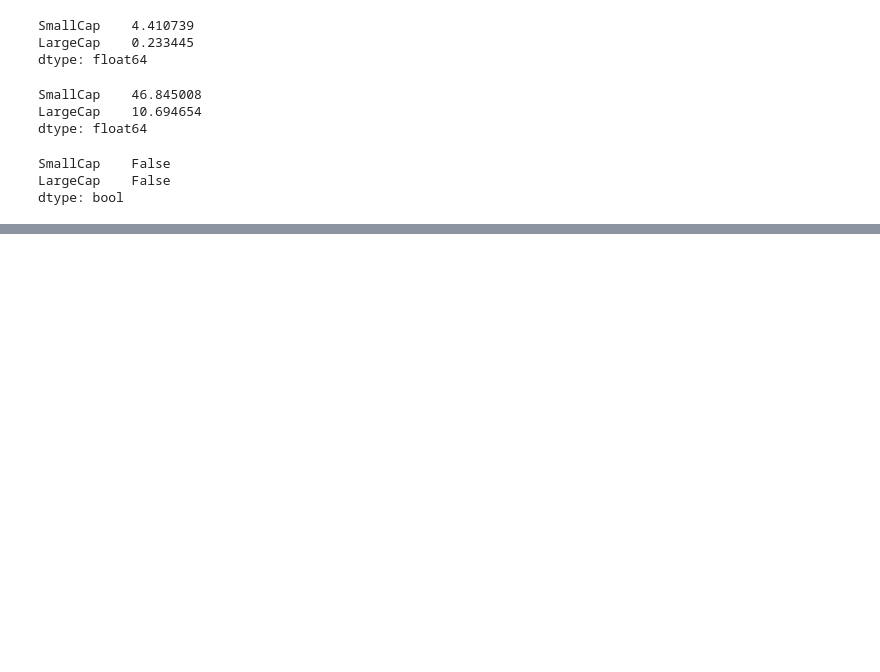
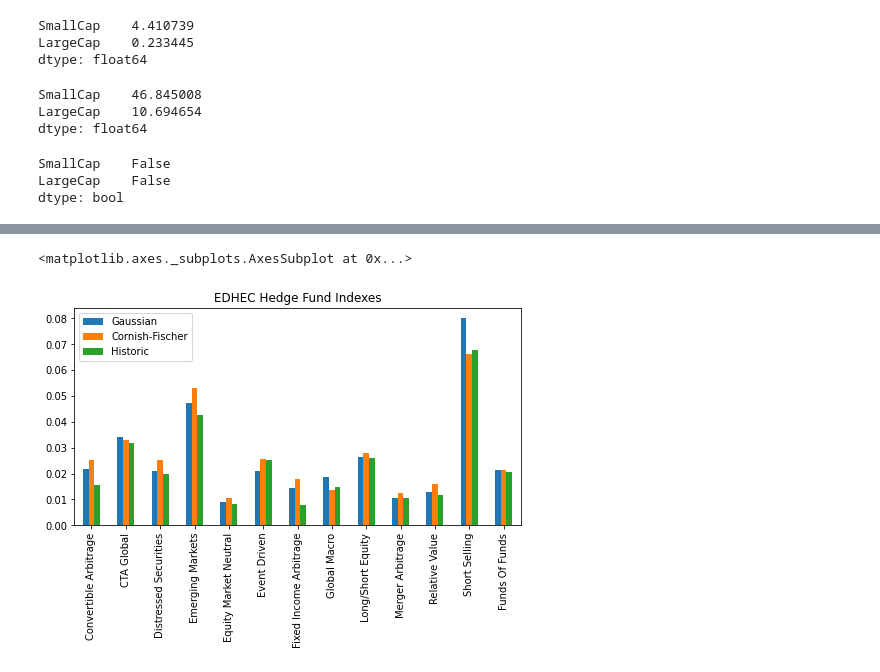
Before and after one commit to jade-lam/Coursera-EDHEC_InvMgt, a Jupyter notebook: EDHEC - Wk 1 - Intro to Portfolio Construction with Python.ipynb, the cells around one changed output, grey strips where cells are left out. Saved outputs shown, nothing was run; the diff lists cells and outputs as text; code cells hidden in the pictures; blank space fills up the shorter version.

```diff
--- a/EDHEC - Wk 1 - Intro to Portfolio Construction with Python.ipynb
+++ b/EDHEC - Wk 1 - Intro to Portfolio Construction with Python.ipynb
@@ -437,0 +443,2 @@ dtype: bool
+# %%
+hfi = erk.get_hfi_returns()
@@ -437,0 +596,8 @@ dtype: bool
+# %%
+var_list = [erk.var_gaussian(hfi), erk.var_gaussian(hfi, modified=True), erk.var_historic(hfi)]
+comparison = pd.concat(var_list, axis=1)
+comparison.columns = ['Gaussian', 'Cornish-Fischer', 'Historic']
+comparison.plot.bar(title = 'EDHEC Hedge Fund Indexes', figsize =(8, 4))
+# %% [output]
+<matplotlib.axes._subplots.AxesSubplot at 0x...>
+[figure, added]
```
Also changed, not shown: parts of 18 cells of this notebook.
